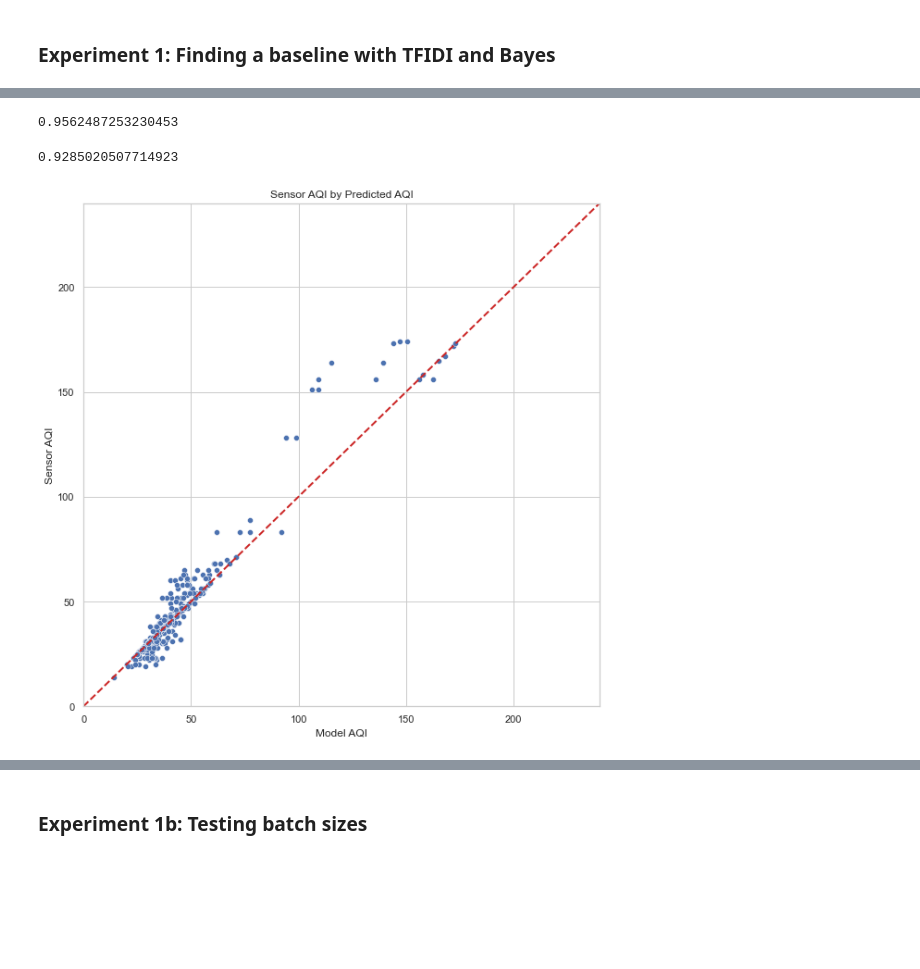
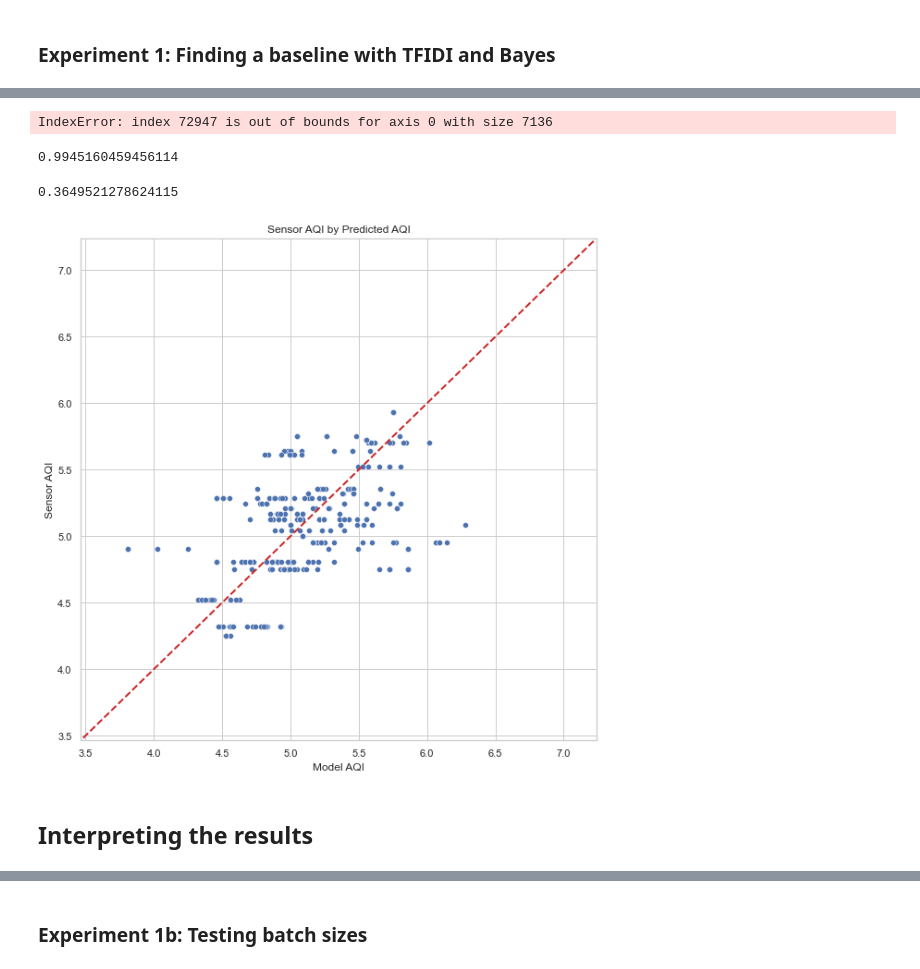
Before and after one commit to zcalhoun/wildfire, a Jupyter notebook: notebooks/san-francisco-v4.ipynb, the cells around one changed output, grey strips where cells are left out. Saved outputs shown, nothing was run; the diff lists cells and outputs as text; code cells hidden in the pictures; blank space fills up the shorter version.

Commit message:
run experiment grouping df by date

```diff
--- a/notebooks/san-francisco-v4.ipynb
+++ b/notebooks/san-francisco-v4.ipynb
@@ -167,5 +169,5 @@ sf_clean.head()
 # %%
-sf_clean = pd.read_csv("../data/sf_cleaned.csv")
+sf_clean = pd.read_csv("../data/sf_cleaned.csv", parse_dates=['date'])
 sf_clean.head()
 # %% [output]
 |  | date | text | AQI | Category |
@@ -180,6 +182,13 @@ sf_clean.head()
 train_df, test_df = train_test_split(sf_clean, test_size=0.2, random_state=23)
 train_df = train_df.reset_index(drop=True)
 test_df = test_df.reset_index(drop=True)
+# %%
+# This creates a train-test split based off of days
+dates = sf_clean.date.unique()
+np.random.shuffle(dates)
+train_dates, test_dates = train_test_split(dates, test_size=0.2, random_state=23)
+train_df = sf_clean[sf_clean['date'].isin(train_dates)]
+test_df = sf_clean[sf_clean['date'].isin(test_dates)]
 # %%
 train_df.head()
 # %% [output]
@@ -199,7 +208,8 @@ y_test = test_df['AQI']
 ### Experiment 1: Finding a baseline with TFIDI and Bayes
 # %%
 # min_df sets the min document frequency for accepted words
-tf_vect = TfidfVectorizer(min_df=2).fit(X_train)
+tf_vect = TfidfVectorizer(min_df=2, max_df=0.7).fit(X_train)
+words = tf_vect.get_feature_names_out()
 X_train_enc = tf_vect.transform(X_train)
 X_test_enc = tf_vect.transform(X_test)
 # %%
@@ -208,0 +219,4 @@ X_train_enc.shape, X_train.shape
+# %%
+y_train = train_df['AQI'].apply(np.log2)
+y_test = test_df['AQI'].apply(np.log2)
+y_train
@@ -208,0 +254,6 @@ X_train_enc.shape, X_train.shape
+# %%
+
+for idx in np.argpartition(tree_model.feature_importances_, -75)[-75:]:
+    print(words[idx])
+# %% [output]
+IndexError: index 72947 is out of bounds for axis 0 with size 7136
@@ -215,33 +269,40 @@ knn_model = KNeighborsRegressor(n_neighbors=5, n_jobs=-1).fit(X_train_enc, y_tra
 y_pred = knn_model.predict(X_train_enc)
 knn_model.score(X_train_enc, y_train)
 # %% [output]
-0.9562487253230453
+0.9945160459456114
 # %%
 y_pred_test = knn_model.predict(X_test_enc)
 knn_model.score(X_test_enc, y_test)
 # %% [output]
-0.9285020507714923
+0.3649521278624115
 # %%
 # Plots predictions by their true value
 def plot_reference(y_pred, y_train, draw_ref=True):
     # Draw reference lines
     if draw_ref:
         X = np.linspace(0, 240, 240)
         plt.plot(X, X, '--', color="#cc2727", linewidth=2)
 
     plot = sns.scatterplot(x=y_pred, y=y_train)
 
     # Set plot style
-    plot.set(ylim=(0, 240))
-    plot.set(xlim=(0,240))
+    max_lim = max(y_pred)
+    min_lim = min(y_pred)
+    max_lim += (max_lim-min_lim) / 10
+    min_lim -= (max_lim-min_lim) / 10
+
+    plot.set(ylim=(min_lim, max_lim))
+    plot.set(xlim=(min_lim, max_lim))
 
     plot.set_title("Sensor AQI by Predicted AQI")
     plot.set_ylabel("Sensor AQI", fontsize = 12)
     plot.set_xlabel("Model AQI", fontsize = 12)
 
 # plot_reference(y_pred, y_train)
 plot_reference(y_pred_test, y_test)
 # %% [output]
-[figure, old version]
+[figure, new version]
+# %% [markdown]
+## Interpreting the results
 # %%
 # 0. Ensure the X_train, X_train_enc all have 0-len indexing
```
Also changed, not shown: parts of 13 cells of this notebook.
